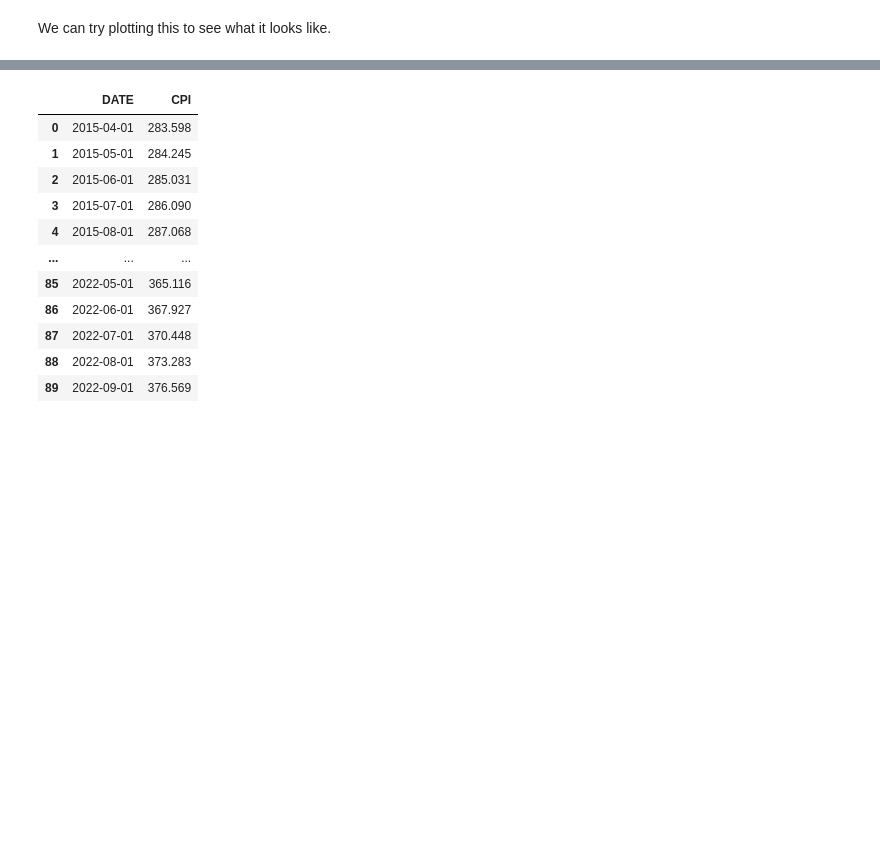
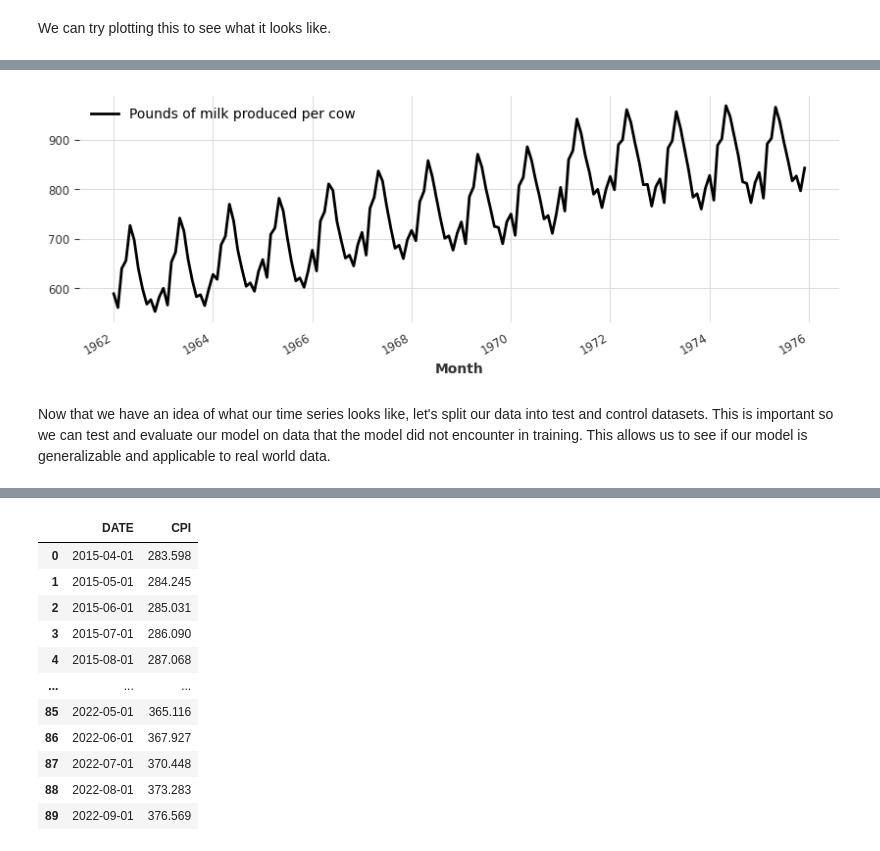
Before and after one commit to ds-modules/ECON-148, a Jupyter notebook: zillow-cpi-pred/zillow-CPI-prediction.ipynb, the cells around one changed output, grey strips where cells are left out. Cells and saved outputs as stored; diff of their text form; code cells hidden in the pictures; blank space fills up the shorter version.

```diff
--- a/zillow-cpi-pred/zillow-CPI-prediction.ipynb
+++ b/zillow-cpi-pred/zillow-CPI-prediction.ipynb
@@ -145,0 +232,9 @@ import matplotlib.pyplot as plt
+# %%
+series_milk = MonthlyMilkDataset().load()
+# %%
+series_milk.plot(label="Pounds of milk produced per cow")
+plt.legend();
+# %% [output]
+[figure, added]
+# %% [markdown]
+Now that we have an idea of what our time series looks like, let's split our data into test and control datasets. This is important so we can test and evaluate our model on data that the model did not encounter in training. This allows us to see if our model is generalizable and applicable to real world data.
```
Also changed, not shown: parts of 53 cells of this notebook, 1 other file.
